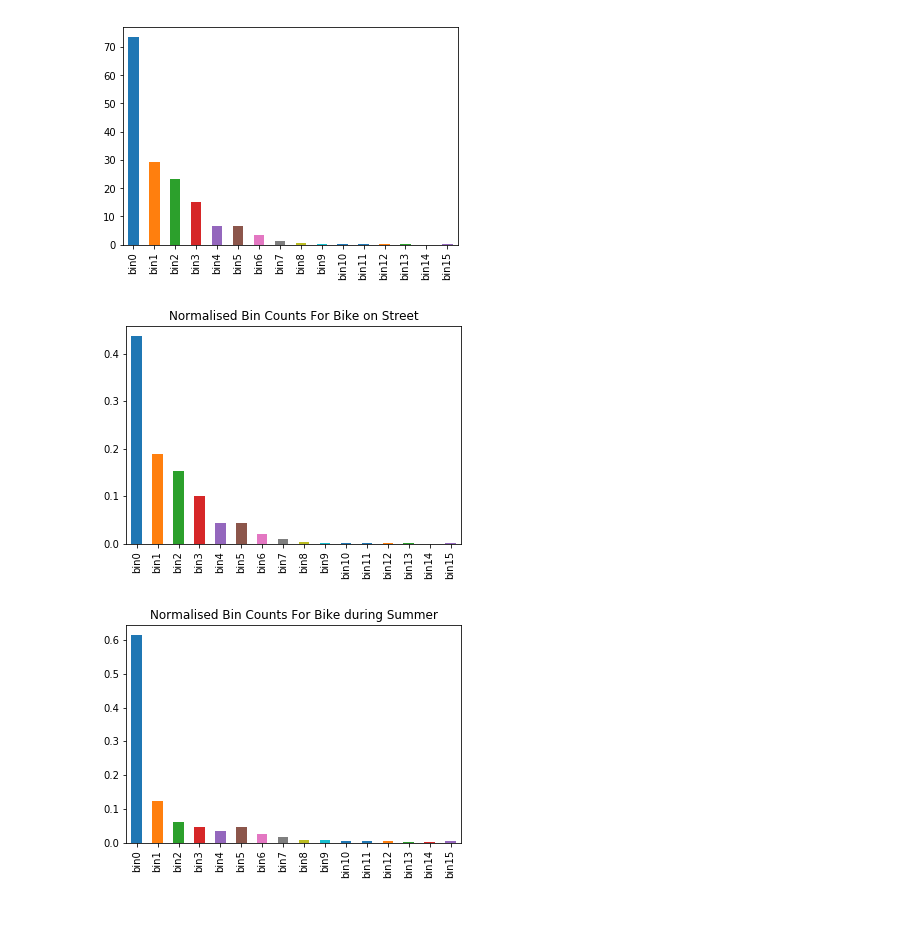
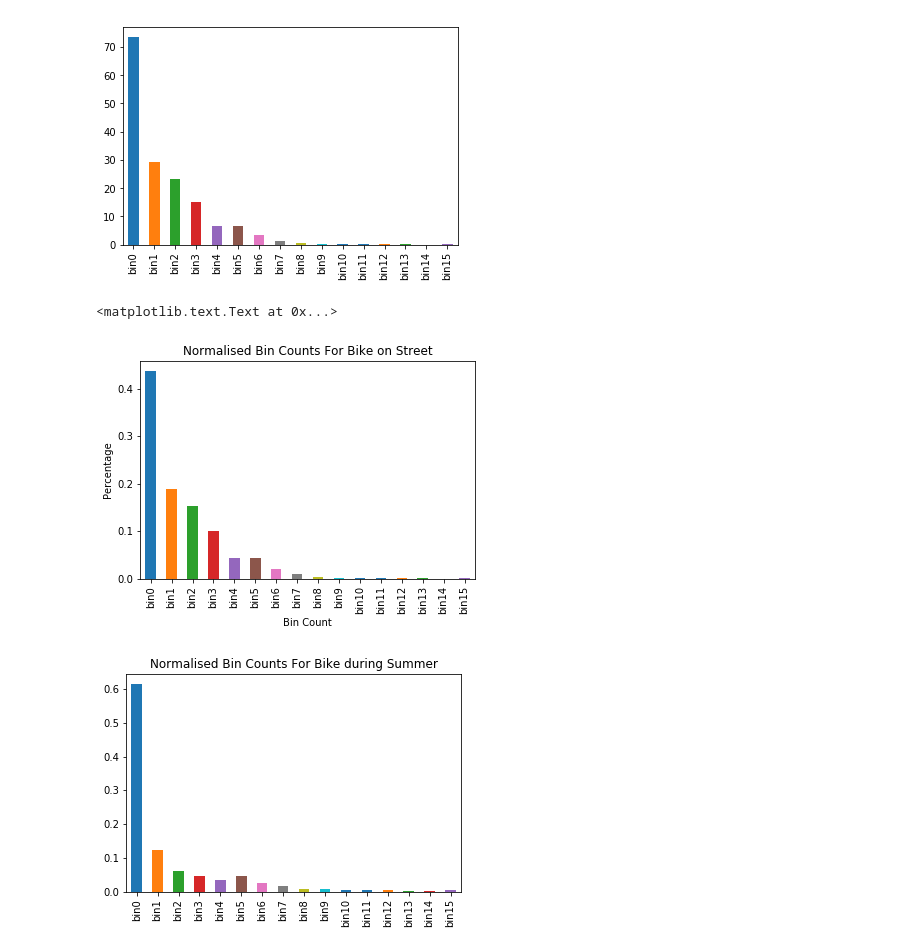
Before and after one commit to MihaiVisu/HonoursProject, a Jupyter notebook: notebooks/all_transport_data.ipynb, the cells around one changed output. Drawn from its saved outputs; the diff is of its cells as text; code cells hidden in the pictures; blank space fills up the shorter version.

Commit message:
make data analysis plots

```diff
--- a/notebooks/all_transport_data.ipynb
+++ b/notebooks/all_transport_data.ipynb
@@ -395,11 +395,17 @@ bike_data_feb[bin_vals].describe().loc['mean'].plot(kind='bar')
 normalised_bike_old_bins = bike_data_old[bin_vals].apply(lambda row: row/np.sum(row), axis=1)
 normalised_bike_feb_bins = bike_data_feb[bin_vals].apply(lambda row: row/np.sum(row), axis=1)
 # %%
+
+fig = plt.figure()
+ax1 = fig.add_subplot(111)
+ax1.set_xlabel("Bin Count")
+ax1.set_ylabel("Percentage")
 normalised_bike_feb_bins.describe().loc['mean'].plot(kind='bar')
-plt.title('Normalised Bin Counts For Bike on Street')
-plt.show()
+ax1.set_title('Normalised Bin Counts For Bike on Street')
+# fig.savefig("../report/normalised_bike.pdf")
 # %% [output]
+<matplotlib.text.Text at 0x...>
-[figure, old version]
+[figure, new version]
 # %%
 normalised_bike_old_bins.describe().loc['mean'].plot(kind='bar')
 plt.title('Normalised Bin Counts For Bike during Summer')
```
Also changed, not shown: parts of 15 cells of this notebook, 3 other files.
